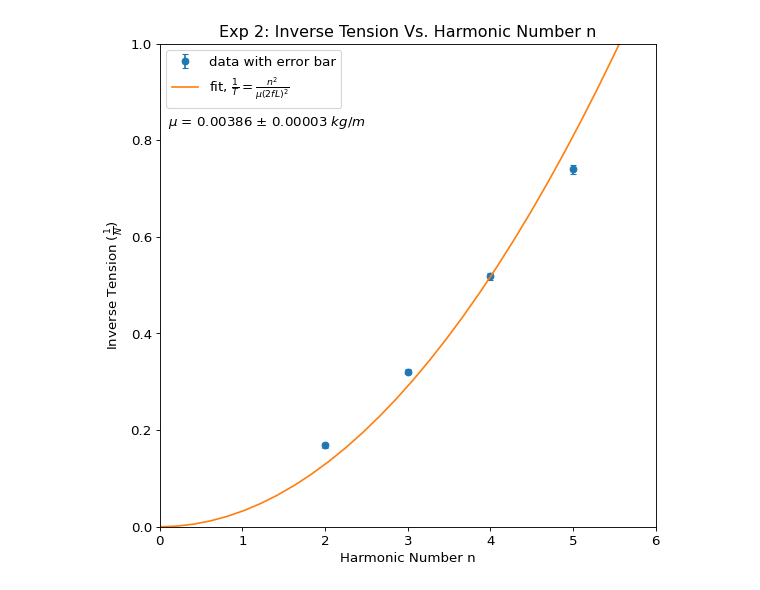
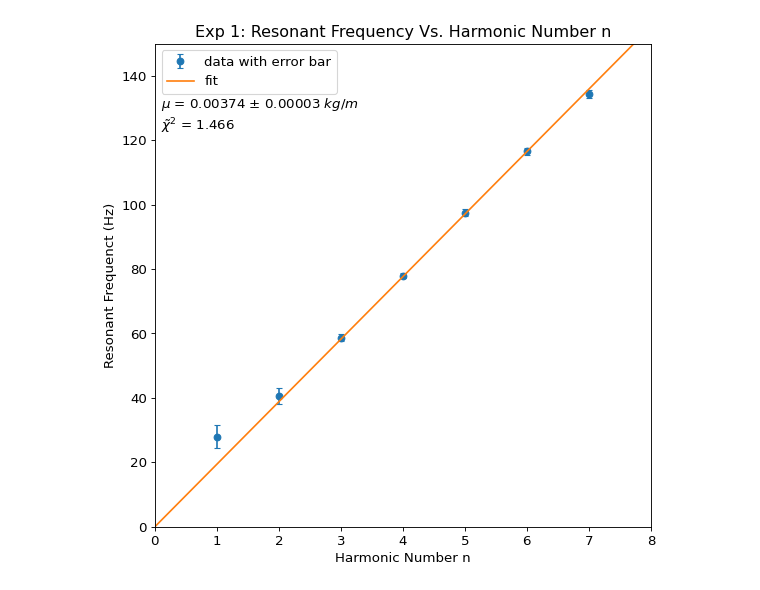
Before and after one commit to matthew-ding/physics5bl, a Jupyter notebook: Lab11/Lab11 Exp1.ipynb, the cells around one changed output. Cells and saved outputs as stored; diff of their text form; code cells hidden in the pictures.

```diff
--- a/Lab11/Lab11 Exp1.ipynb
+++ b/Lab11/Lab11 Exp1.ipynb
@@ -4,11 +4,11 @@ import scipy.optimize as opt
 import matplotlib.pyplot as plt
 %matplotlib inline
 # %%
-L = 1.492
-f = 30
+L = 0.509
+T = .149 * 9.8
 
-def inv_tension_model(n, mu):
-    return np.power(n, 2) / (mu * (2 * f * L) ** 2)
+def freq_model(n, mu):
+    return n / (2 * L * np.sqrt(mu / T))
 
 def calc_norm_res(predicted, observed, errors):
     res = observed-predicted
@@ -22,25 +16,35 @@ inv_tension_err = np.multiply(inv_tension, np.divide(inv_tension_err, inv_tensio
+# %%
+n = np.array([1,2,3,4,5,6,7])
+freq = np.array([28,40.5,58.75,78,97.5,116.5,134.25])
+freq_err = np.array([3.5,2.5,1,.88,1,1,1.25])
 # %%
-parameters, covariance = opt.curve_fit(inv_tension_model, n, inv_tension, p0=[.004], sigma=inv_tension_err, absolute_sigma=True)
+parameters, covariance = opt.curve_fit(freq_model, n, freq, p0=[.004], sigma=freq_err, absolute_sigma=True)
 
 mu = parameters[0]
 mu_err = np.sqrt(np.diag(covariance))[0]
+
+fitted_freq = freq_model(n, mu)
+norm_res = calc_norm_res(fitted_freq, freq, freq_err)
+chi2 = np.sum(norm_res ** 2)
+red_chi2 = chi2 / (7 - 1)
 # %%
 # Plotting data time!
 
 fig1=plt.figure(figsize=(8, 8), dpi= 80, facecolor='w', edgecolor='k')
 plt.rcParams.update({'font.size': '12'})
 
-plt.errorbar(n, inv_tension, yerr=inv_tension_err, fmt='o', capsize = 3, capthick = 1, label="data with error bar")
-plt.errorbar(np.linspace(0,10), inv_tension_model(np.linspace(0,10), mu), label=r'fit, $\frac{1}{T}=\frac{n^2}{\mu (2fL)^2}$')
+plt.errorbar(n, freq, yerr=freq_err, fmt='o', capsize = 3, capthick = 1, label="data with error bar")
+plt.errorbar(np.linspace(0,10), freq_model(np.linspace(0,10), mu), label='fit')
 
-plt.title("Exp 2: Inverse Tension Vs. Harmonic Number n")
+plt.title("Exp 1: Resonant Frequency Vs. Harmonic Number n")
 plt.xlabel("Harmonic Number n")
-plt.ylabel(r'Inverse Tension ($\frac{1}{N}$)')
+plt.ylabel("Resonant Frequenct (Hz)")
 
-plt.text(0.1,.83, r'$\mu$ = %5.5f ± %5.5f $kg/m$' % (mu, mu_err))
-plt.xlim(0, 6)
-plt.ylim(0, 1)
+plt.text(0.1,130, r'$\mu$ = %5.5f ± %5.5f $kg/m$' % (mu, mu_err))
+plt.text(0.1,123, r'$\tilde{\chi}^2$ = %5.3f' % red_chi2)
+plt.xlim(0, 8)
+plt.ylim(0, 150)
 plt.legend()
 plt.show()
 # %% [output]
-[figure, old version]
+[figure, new version]
```
Also changed, not shown: parts of 2 cells of this notebook, 2 other files.
